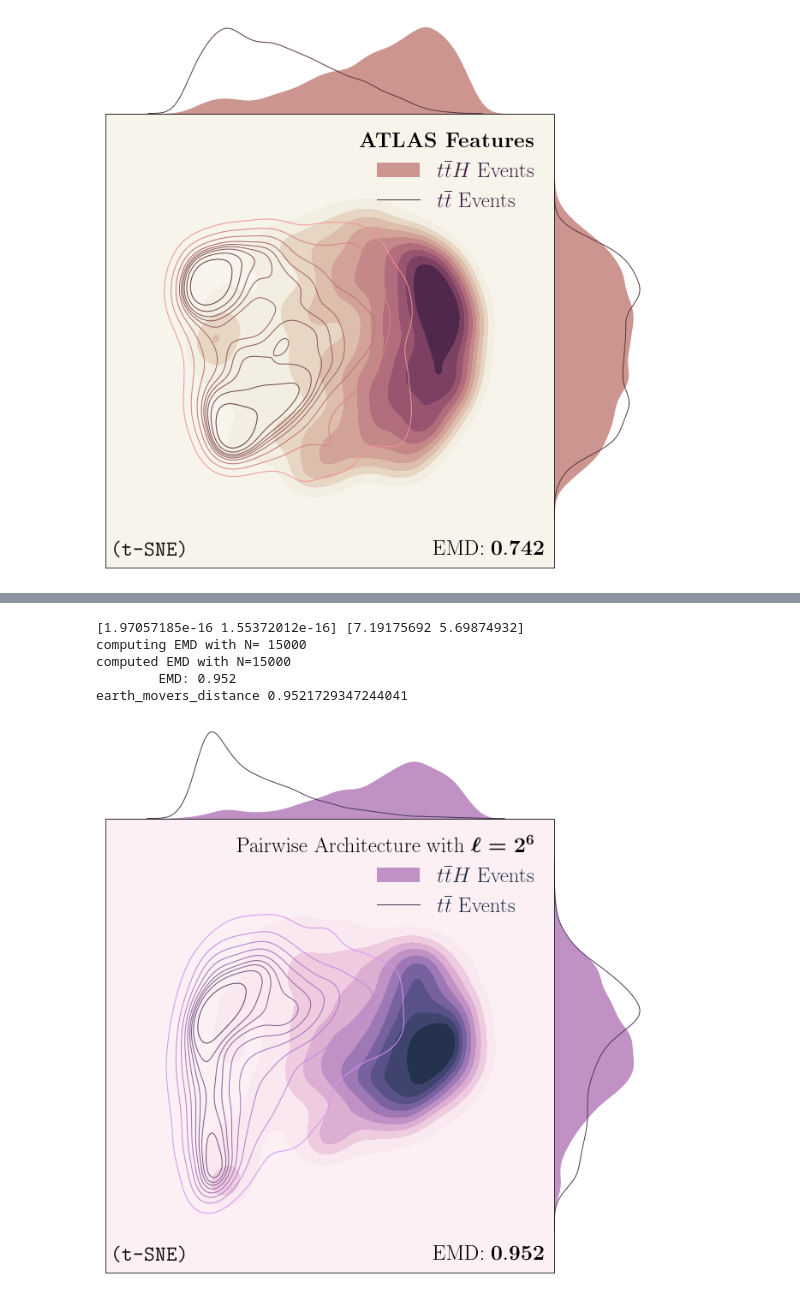
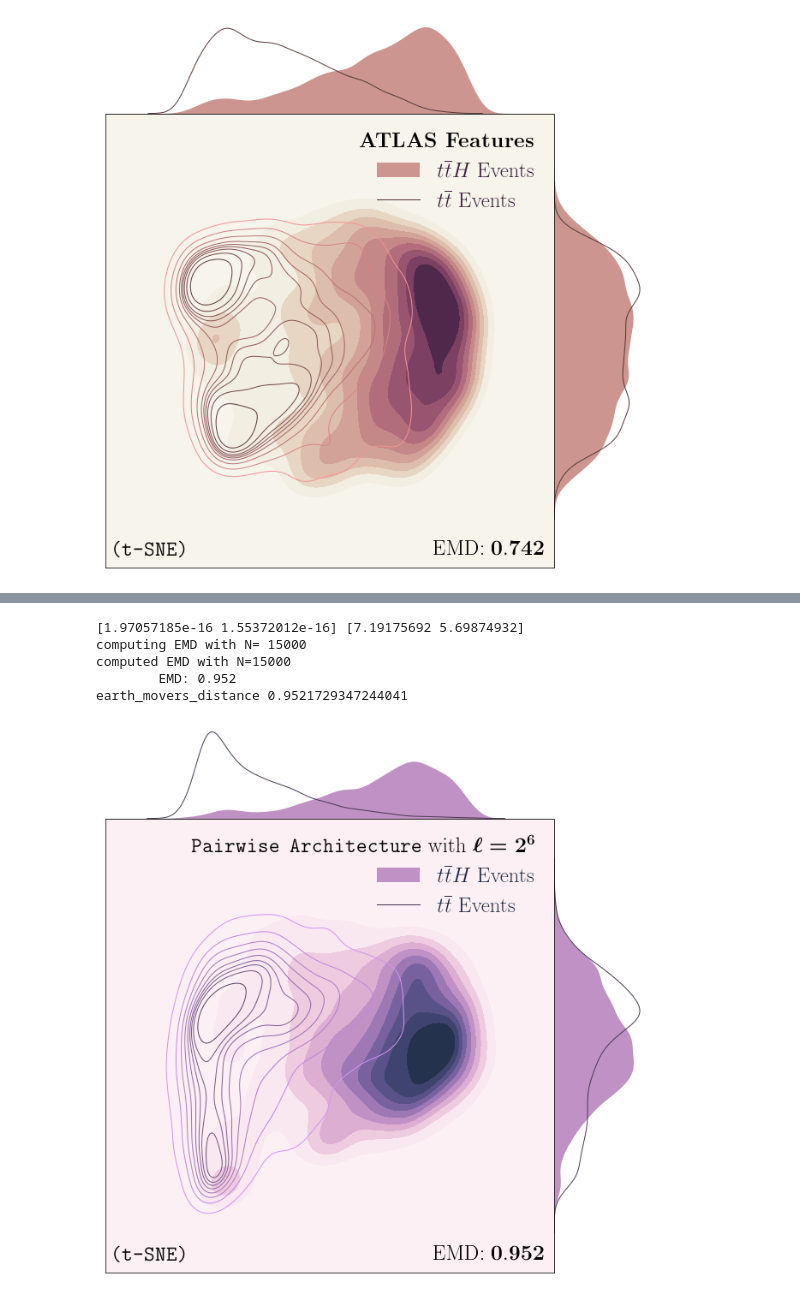
Before and after one commit to DelonShen/classifying-collider-events-with-point-clouds, a Jupyter notebook: paper_code/l2l8.ipynb, the cells around one changed output, grey strips where cells are left out. Cells and saved outputs as stored; diff of their text form; code cells hidden in the pictures.

```diff
--- a/paper_code/l2l8.ipynb
+++ b/paper_code/l2l8.ipynb
@@ -271,13 +274,13 @@ earth_movers_distance 0.909483140337614
 # %%
-axl64 = gen_tsne(latent64_embedded, latent_label, text=r'{Pairwise Architecture with} \boldmath$\mathbf{\ell=2^6}$ ',
+axl64 = gen_tsne(latent64_embedded, latent_label, text=r'{\texttt{Pairwise Architecture} with} \boldmath$\mathbf{\ell=2^6}$ ',
                 )
 axl64.savefig('figures/l64_tsne.pdf')
 # %% [output]
 [1.97057185e-16 1.55372012e-16] [7.19175692 5.69874932]
 computing EMD with N= 15000
 computed EMD with N=15000
         EMD: 0.952
 earth_movers_distance 0.9521729347244041
-[figure, old version]
+[figure, new version]
 # %%
 l2_yhat = LatentGetter(latent2.layers[0:3], condensed=True).predict(X_test_latent.numpy()[cut])
```
Also changed, not shown: parts of 13 cells of this notebook, 8 other files.
